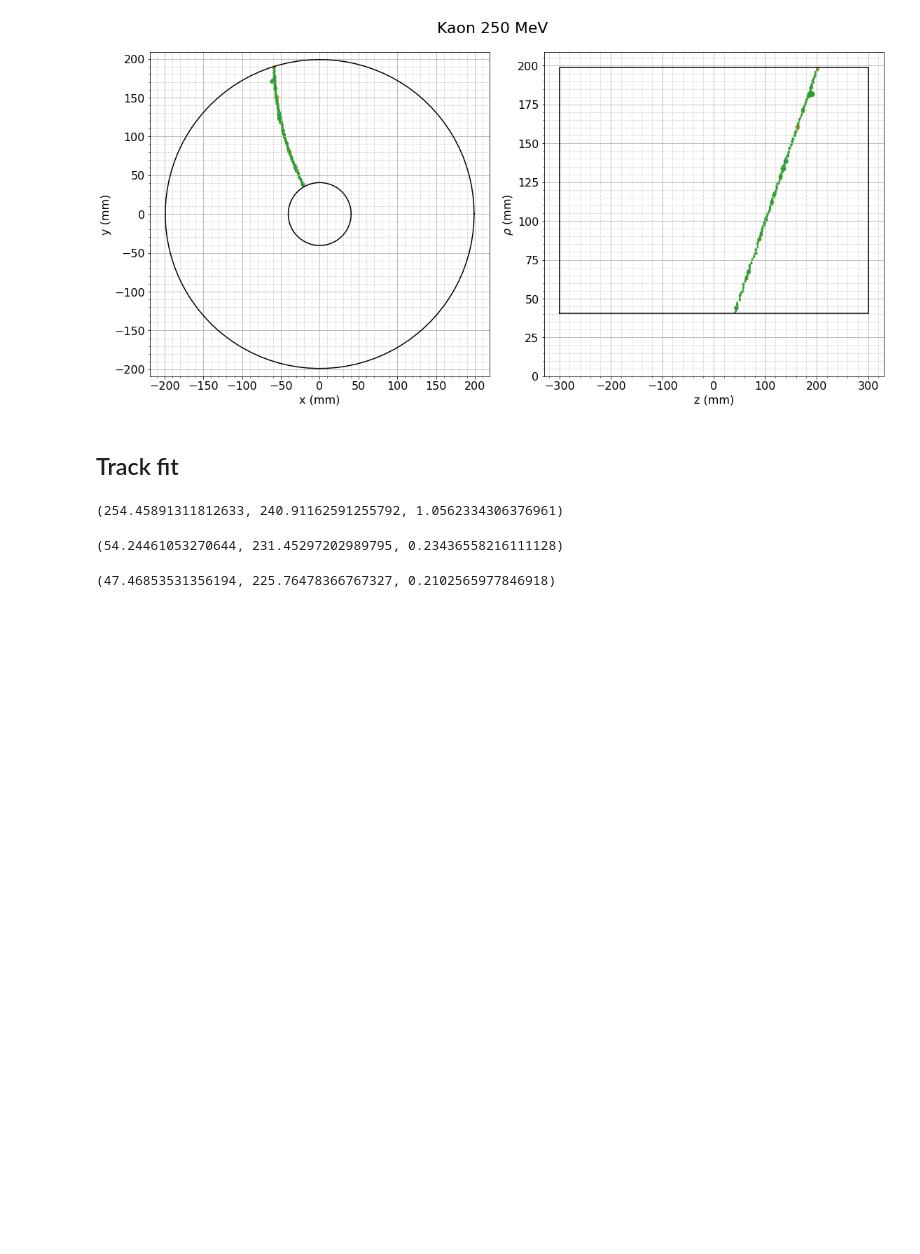
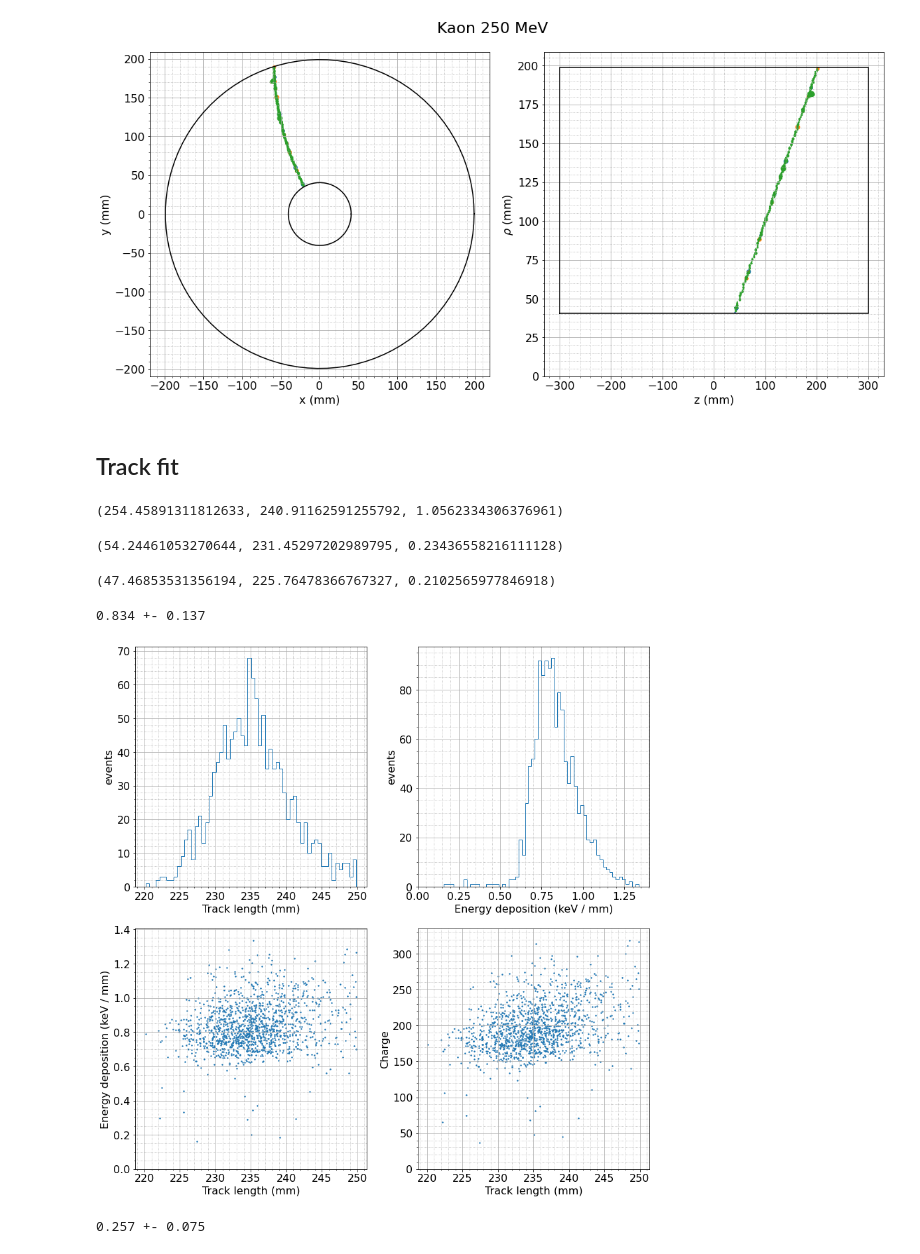
Before and after one commit to VitalyVorobyev/tpcdigi, a Jupyter notebook: Untitled.ipynb, the cells around one changed output. Saved outputs shown, nothing was run; the diff lists cells and outputs as text; code cells hidden in the pictures; blank space fills up the shorter version.

```diff
--- a/Untitled.ipynb
+++ b/Untitled.ipynb
@@ -10,7 +10,8 @@ from tpcplot import draw_g4xyz
 from tracklen import process_track, plot_dedx
 from recoclusters import digits_to_clusters, pixid2position
 # %%
-data_path = '/media/vitaly/4759e668-4a2d-4997-8dd2-eb4d25313d90/vitaly/CTau/tpcdigidata'
+# data_path = '/media/vitaly/4759e668-4a2d-4997-8dd2-eb4d25313d90/vitaly/CTau/tpcdigidata'
+data_path = 'data'
 # %%
 import glob
 # %%
@@ -89,3 +84,27 @@ q, l, dEdx = process_track(mudigi[nevt])
 q, l, dEdx
 # %% [output]
 (47.46853531356194, 225.76478366767327, 0.2102565977846918)
+# %%
+def process_hits(digits):
+    lengths, values, charge = [], [], []
+    for evtn, digits in digits.items():
+        q, l, dEdx = process_track(digits)
+        if l < 250 and l > 210 and dEdx < 5:
+#             print(f'{evtn:3d}: q ={q:4.0f} l ={l:7.2f} dEdx = {dEdx:.3f}')
+            values.append(dEdx)
+            lengths.append(l)
+            charge.append(q)
+    print(f'{np.mean(values):.3f} +- {np.std(values):.3f}')
+    return lengths, values, charge
+# %%
+kl, kv, kc = process_hits(kdigi)
+# %% [output]
+0.834 +- 0.137
+# %%
+plot_dedx(kl, kv, kc)
+# %% [output]
+[figure, added]
+# %%
+pil, piv, pic = process_hits(pidigi)
+# %% [output]
+0.257 +- 0.075
```
Also changed, not shown: parts of 8 cells of this notebook, 1 other file.
